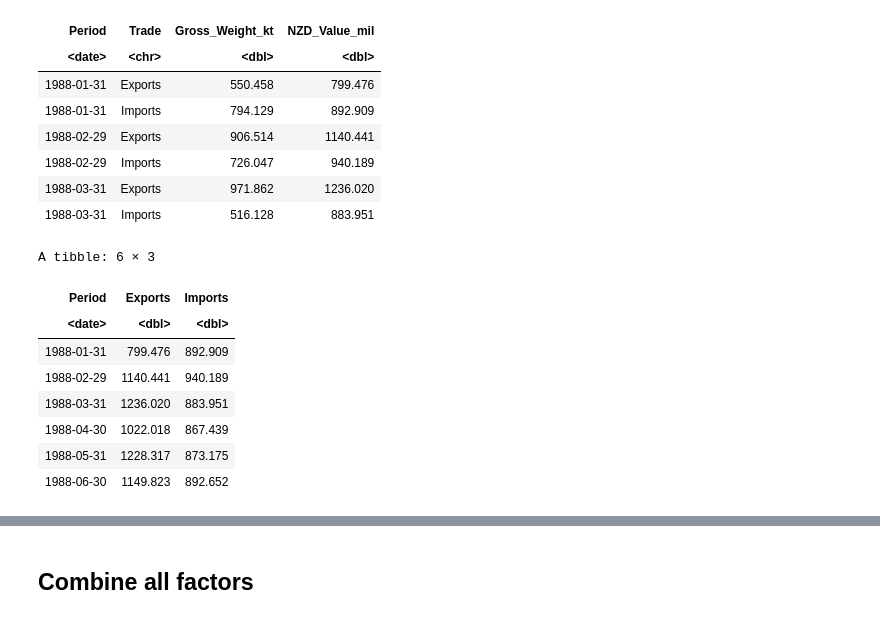
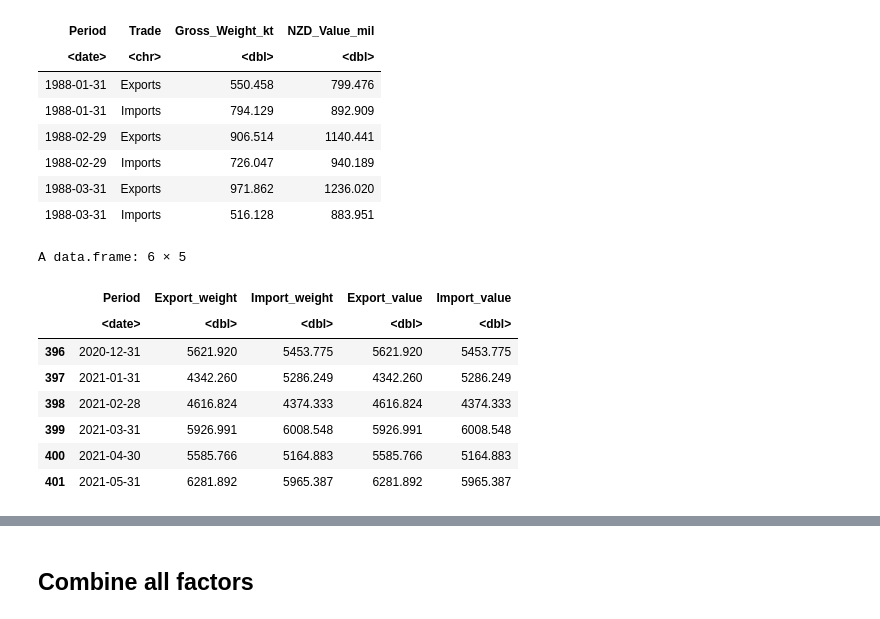
Before and after one commit to oscar-toohey/DATA201-group-project, a Jupyter notebook: Notebook_Final.ipynb, the cells around one changed output, grey strips where cells are left out. Saved outputs shown, nothing was run; the diff lists cells and outputs as text; code cells hidden in the pictures.

Commit message:
Fix  Import export location

```diff
--- a/Notebook_Final.ipynb
+++ b/Notebook_Final.ipynb
@@ -390,18 +389,26 @@ A tibble: 6 × 4
 # %%
 ImpExp_Value_df <- trade_df %>%
     select(Period, Trade, NZD_Value_mil) %>%
     spread(key=Trade, value=NZD_Value_mil) %>%
     arrange(Period)
 
-ImpExp_Value_df %>% head()
+ImpExp_Weight_df <- trade_df %>%
+    select(Period, Trade, Gross_Weight_kt) %>%
+    spread(key=Trade, value=Gross_Weight_kt) %>%
+    arrange(Period)
+
+ImpExp_df <- merge(x = ImpExp_Value_df, y = ImpExp_Value_df, by = "Period")
+ImpExp_df %<>% rename(Export_weight=Exports.x, Export_value=Exports.y,
+                    Import_weight=Imports.x, Import_value=Imports.y)
+ImpExp_df %>% tail()
 # %% [output]
-A tibble: 6 × 3
+A data.frame: 6 × 5
-| Period | Exports | Imports |
-| <date> | <dbl> | <dbl> |
-| 1988-01-31 | 799.476 | 892.909 |
-| 1988-02-29 | 1140.441 | 940.189 |
-| 1988-03-31 | 1236.020 | 883.951 |
-| 1988-04-30 | 1022.018 | 867.439 |
-| 1988-05-31 | 1228.317 | 873.175 |
-| 1988-06-30 | 1149.823 | 892.652 |
+|  | Period | Export_weight | Import_weight | Export_value | Import_value |
+|  | <date> | <dbl> | <dbl> | <dbl> | <dbl> |
+| 396 | 2020-12-31 | 5621.920 | 5453.775 | 5621.920 | 5453.775 |
+| 397 | 2021-01-31 | 4342.260 | 5286.249 | 4342.260 | 5286.249 |
+| 398 | 2021-02-28 | 4616.824 | 4374.333 | 4616.824 | 4374.333 |
+| 399 | 2021-03-31 | 5926.991 | 6008.548 | 5926.991 | 6008.548 |
+| 400 | 2021-04-30 | 5585.766 | 5164.883 | 5585.766 | 5164.883 |
+| 401 | 2021-05-31 | 6281.892 | 5965.387 | 6281.892 | 5965.387 |
 # %%
```
Also changed, not shown: parts of 8 cells of this notebook.
